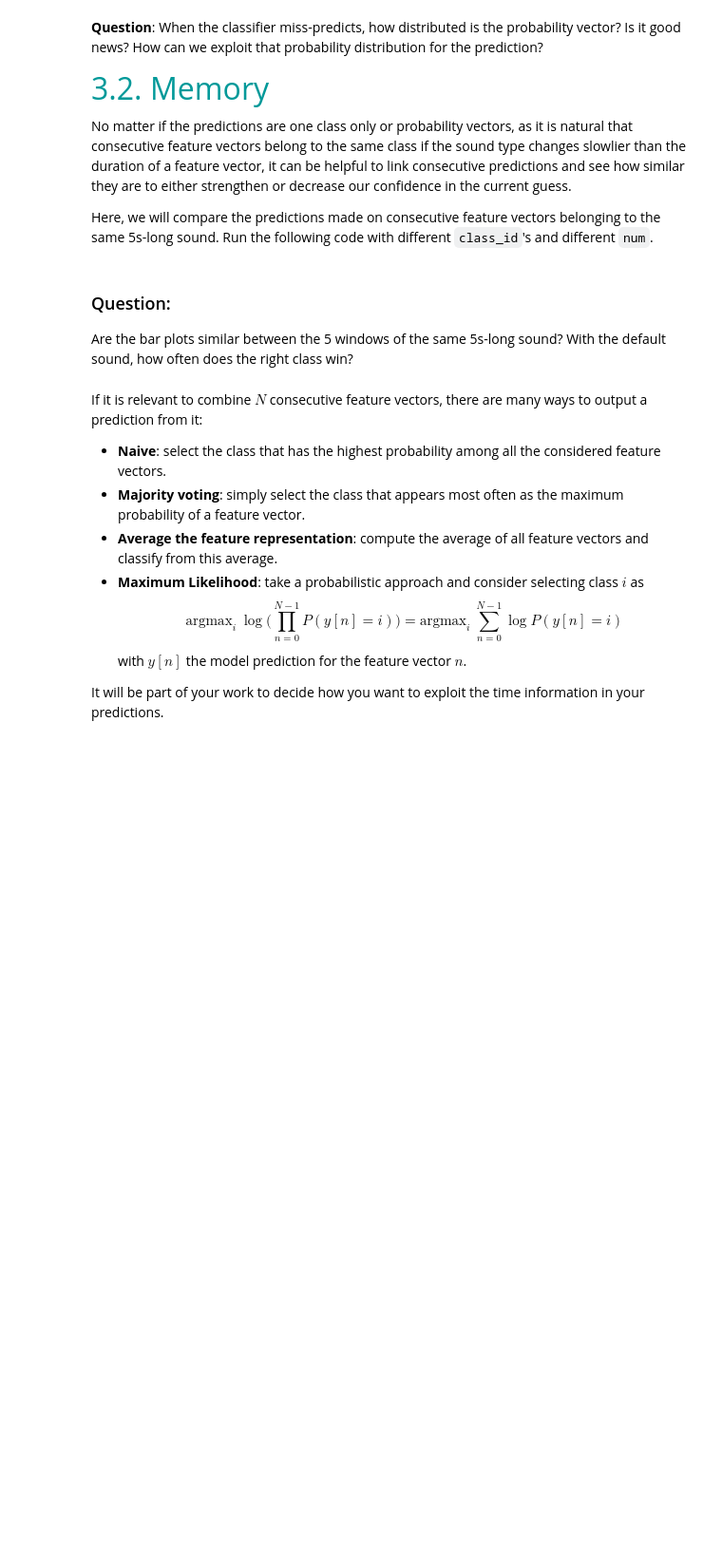
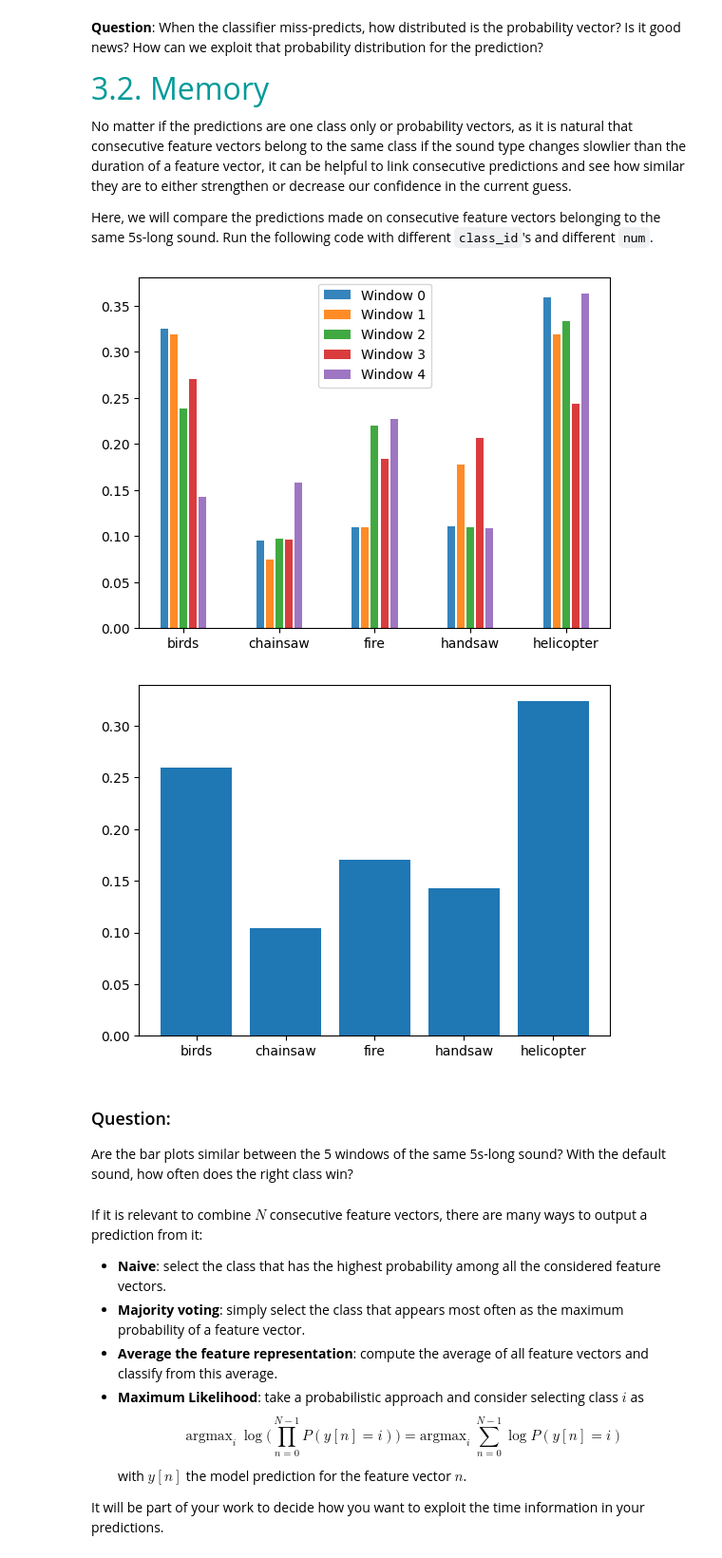
Before and after one commit to jucodavid/LELEC210X, a Jupyter notebook: classification/h5a3_confidence_and_memory.ipynb, the cells around one changed output. Shown at 95% size. Drawn from its saved outputs; the diff is of its cells as text; code cells hidden in the pictures; blank space fills up the shorter version.

```diff
--- a/classification/h5a3_confidence_and_memory.ipynb
+++ b/classification/h5a3_confidence_and_memory.ipynb
@@ -129,7 +116,7 @@ Run the following code with different ``class_id``'s and different ``num``.
 ### TO RUN
 num = 0  # 0 (default), 1, ..., 39
 
-sound = dataset["birds", num]
+sound = dataset["helicopter", num]
 audio = AudioUtil.open(sound)
 audio = AudioUtil.resample(audio, 11025)
 AudioUtil.play(audio)
@@ -140,34 +127,37 @@ probs = np.zeros((n_win, len(classnames)))
 for window in range(n_win):
     sub_aud = (audio[0][window * 11025 :], audio[1])
     sub_aud = AudioUtil.pad_trunc(sub_aud, 950)
     sgram = AudioUtil.melspectrogram(sub_aud, Nmel=20)
     ncol = int(1000 * 11025 / (1e3 * 512))
     sgram = sgram[:, :ncol]
     fv = sgram.reshape(-1)
 
     ### TO COMPLETE - Eventually normalize and reduce feature vector dimensionality
 
-    probs[window, :] = model_knn.predict_proba([fv])[0]
+    probs[window, :] = model_knn.predict_proba([fv[:400]])[0]
 
 "Mean bar chart"
 plt.figure()
 for window in range(n_win):
     plt.bar(
         np.arange(len(classnames)) * 2 * n_win + window,
         probs[window, :],
         alpha=0.9,
         label=f"Window {window}",
     )
 plt.legend()
 plt.gca().set_xticks(np.arange(len(classnames)) * 2 * n_win + 2)
 plt.gca().set_xticklabels(classnames)
 plt.show()
 
 plt.figure()
 plt.bar(np.arange(len(classnames)), np.mean(probs, axis=0))
 plt.gca().set_xticks(np.arange(len(classnames)))
 plt.gca().set_xticklabels(classnames)
 plt.show()
+# %% [output]
+[figure, added]
+[figure, added]
 # %% [markdown]
 ### Question:
 Are the bar plots similar between the 5 windows of the same 5s-long sound? With the default sound, how often does the right class win?
```
Also changed, not shown: parts of 7 cells of this notebook, 5 other files.
